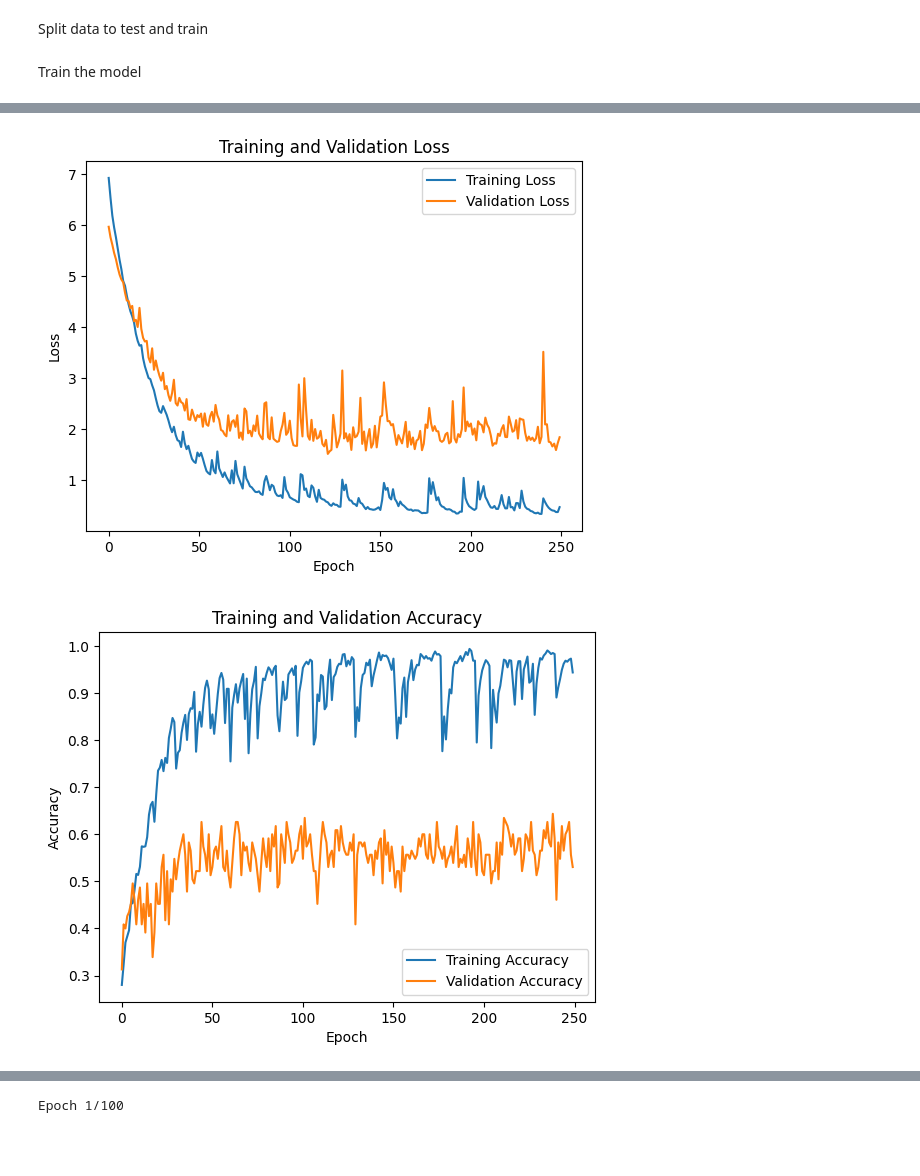
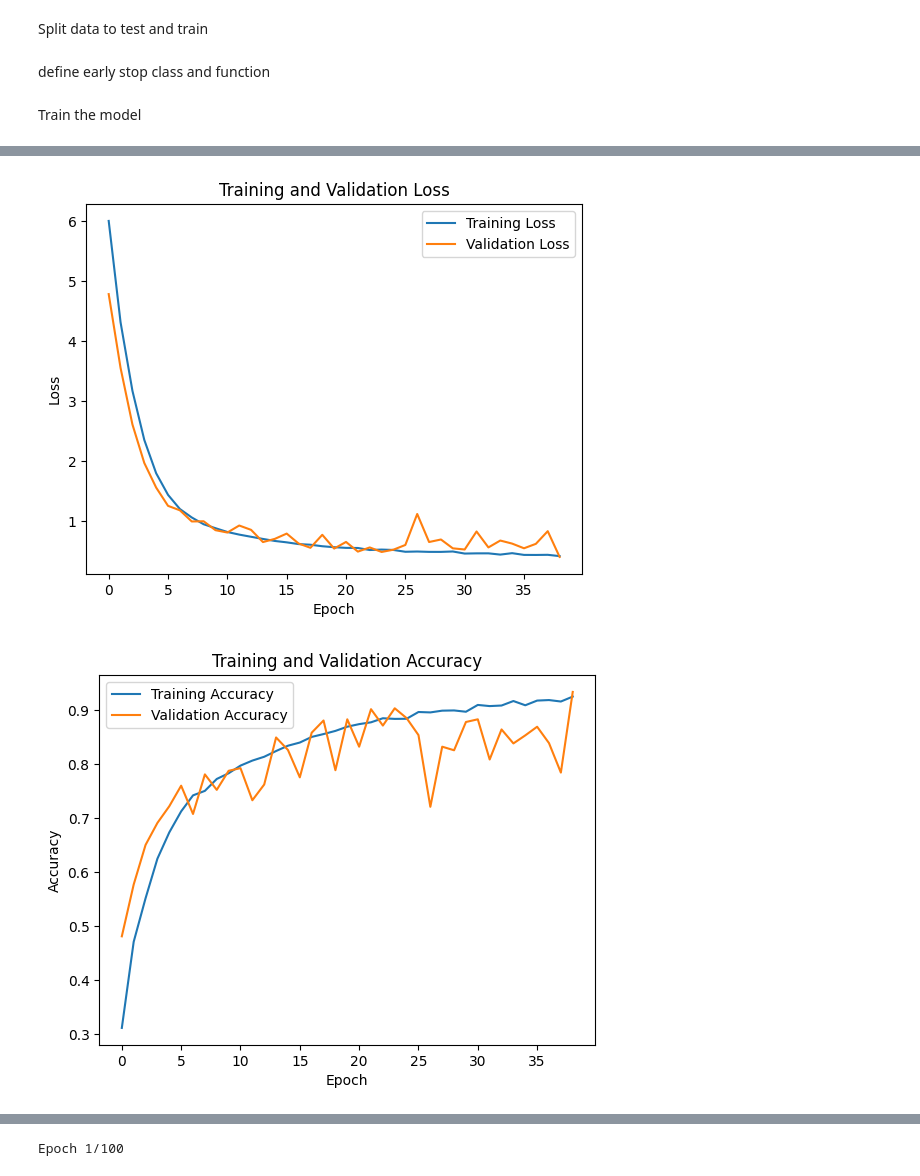
Before and after one commit to NimaAhmadi79/EEG-based-motor-imagery-classification-, a Jupyter notebook: main/main.ipynb, the cells around one changed output, grey strips where cells are left out. Drawn from its saved outputs; the diff is of its cells as text; code cells hidden in the pictures; blank space fills up the shorter version.

```diff
--- a/main/main.ipynb
+++ b/main/main.ipynb
@@ -191,7 +192,7 @@ events_with_labels_arrays=get_data.event_position()
 data_arrays=get_data.save_data_in_array()
 # %%
 def create_training_data(data_arrays,events_with_labels_arrays):
-    labels = ["A01T","A02T", "A03T","A04T"]#,"A05T","A06T","A07T","A08T","A09T"
+    labels = ["A01T","A02T", "A03T","A04T","A05T","A06T","A07T","A08T","A09T"]
 
     train_data=[]
 
@@ -235,3 +301,6 @@ Y = Y.reshape(-1, 1)
+# %%
+X = np.concatenate((X, cropped_segments), axis=0)
+Y = np.concatenate((Y, segment_labels), axis=0)
 # %% [markdown]
 create X and Y
 # %%
@@ -260,13 +329,13 @@ for i in range(len(Y)):
 # %% [markdown]
 Shuffle X and Y train
 # %%
-# Generate shuffled indices
+#Generate shuffled indices
 indices = np.arange(len(X))
 np.random.shuffle(indices)
 
 # Shuffle x_train and y_train using the shuffled indices
-X_sh = X[indices]
-Y_sh = Y[indices]
+X = X[indices]
+Y = Y[indices]
 # %% [markdown]
 Split data to test and train
 # %%
@@ -275,3 +344,5 @@ x_train, x_ , y_train, y_ =train_test_split(X, Y, test_size=0.20, random_state=1
 x_cv, x_test, y_cv, y_test =train_test_split(x_, y_, test_size=0.50, random_state=1)
 
 # del x_ ,y_
+# %% [markdown]
+define early stop class and function
@@ -279,15 +389,16 @@ x_cv, x_test, y_cv, y_test =train_test_split(x_, y_, test_size=0.50, random_stat
 Train the model
 # %%
 checkpoint = ModelCheckpoint("model_checkpoint.h5", monitor='val_loss', verbose=1, save_best_only=True, mode='min')
-early_stopping = EarlyStopping(monitor='val_loss', patience=5, verbose=1, restore_best_weights=True)
+#early_stopping = EarlyStopping(monitor='val_loss', patience=5, verbose=1, restore_best_weights=True)
+early_stopping = EarlyStopAtAccuracy(monitor='val_accuracy', target_accuracy=0.93, patience=0, verbose=1, mode='max')
 
 # Train the model
 history = model.fit(
     [x_train, x_train, x_train], y_train,
-    epochs=250,
-    batch_size=20,
-    validation_data=([x_cv, x_cv, x_cv], y_cv)
-    # callbacks=[checkpoint, early_stopping]
+    epochs=54,
+    batch_size=70,
+    validation_data=([x_cv, x_cv, x_cv], y_cv),
+    callbacks=[early_stopping]
 )
 
 # Plot training and validation loss
@@ -328,2 +439,2 @@ Epoch 250/250
-[figure, old version]
+[figure, new version]
-[figure, old version]
+[figure, new version]
```
Also changed, not shown: parts of 9 cells of this notebook, 1 other file.
